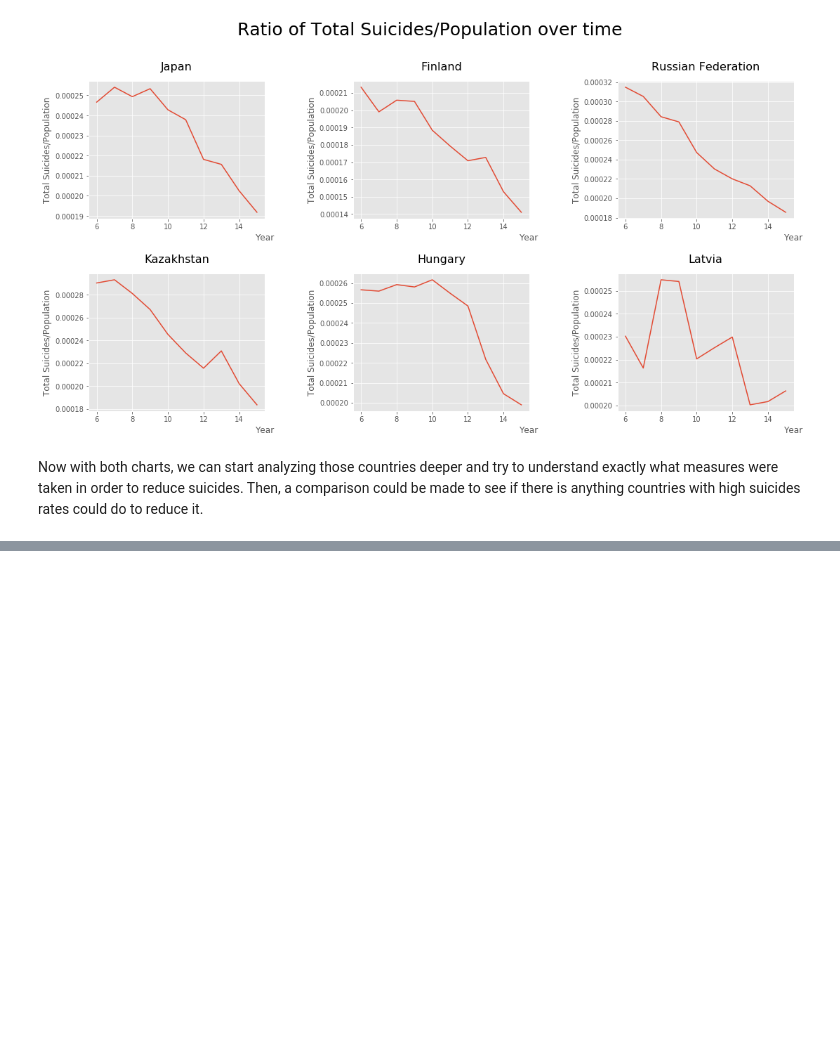
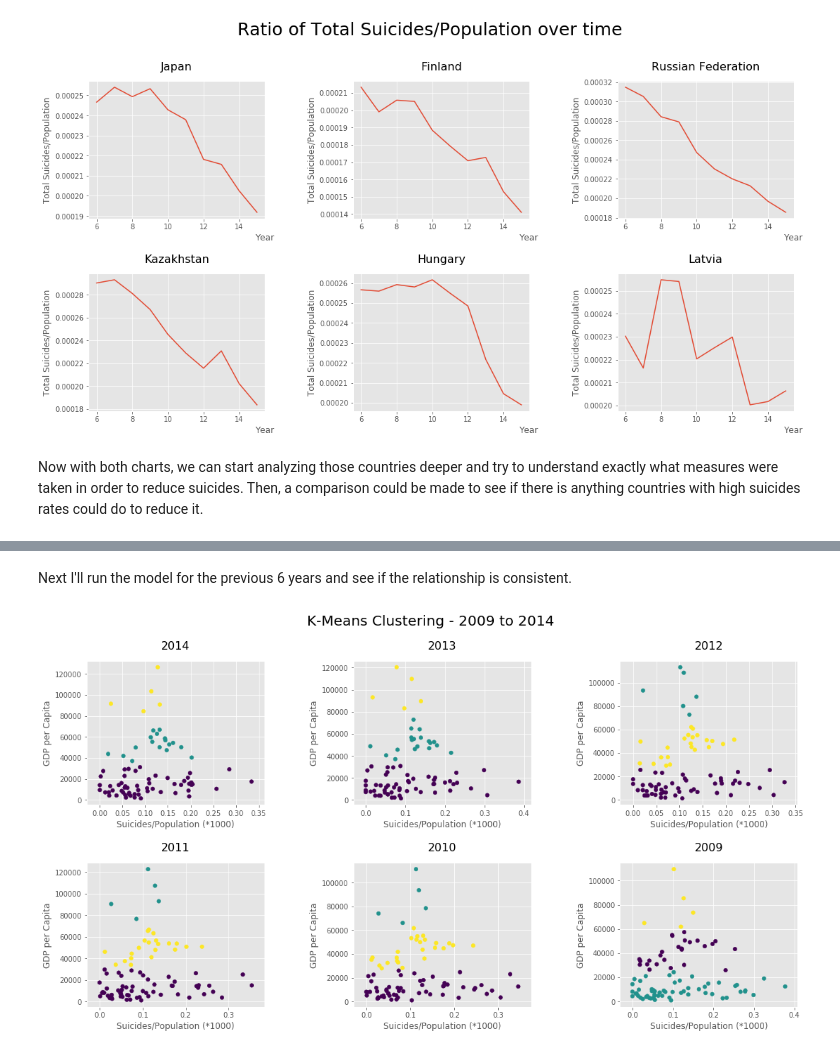
Before and after one commit to renoneto/data-science-portfolio, a Jupyter notebook: suicide_analysis.ipynb, the cells around one changed output, grey strips where cells are left out. Saved outputs shown, nothing was run; the diff lists cells and outputs as text; code cells hidden in the pictures; blank space fills up the shorter version.

Commit message:
Updated Suicide Analysis

```diff
--- a/suicide_analysis.ipynb
+++ b/suicide_analysis.ipynb
@@ -826,0 +838,52 @@ Now with both charts, we can start analyzing those countries deeper and try to u
+# %%
+#Create doKmeans function which basically instantiate the model, fit and then return the clusters.
+#K means Clustering
+def doKmeans(X, nclust=3):
+    model = KMeans(nclust) #instantiate model
+    model.fit(X) #fit model
+    clust_labels = model.predict(X) #run model on my dataset
+    cent = model.cluster_centers_ #assign cluster centers to a variable
+    return (clust_labels, cent) #return cluster labels and cluster centers
+# %% [markdown]
+Next I'll run the model for the previous 6 years and see if the relationship is consistent.
+# %%
+#Create list of years
+years = [2014,2013,2012,2011,2010,2009]
+
+#Plot!
+fig, axs = plt.subplots(2,3)
+plt.subplots_adjust(wspace = 0.5, hspace = 0.4 )
+fig.set_size_inches(18,9)
+
+#Chart Position on the matrix
+position = [[0,0],[0,1],[0,2],[1,0],[1,1],[1,2]]
+
+for idx, year in enumerate(years):
+    #Chart Position
+    chart_pos_0 = position[idx][0]
+    chart_pos_1 = position[idx][1]
+
+    #Filter data and create dataframe to plot
+    df_analysis = df.groupby(['country','year']).sum()[['suicides_no','population']].reset_index()
+    df_analysis['suicides_per_pop'] = df_analysis['suicides_no']/df_analysis['population'] * 1000
+    df_analysis = pd.merge(df_analysis,df[['country','year','gdp_per_capita']].drop_duplicates(),on=['country','year'])
+    df_to_plot = df_analysis[df_analysis['year'] == year][['suicides_per_pop','gdp_per_capita']].reset_index(drop=True)
+
+    #Scaling of data, it's important to normalize the data to avoid overfitting
+    ss = StandardScaler()
+    ss.fit_transform(df_to_plot)
+
+    #Defining kmeans
+    clust_labels, cent = doKmeans(df_to_plot, 3) #run model on my data
+    kmeans = pd.DataFrame(clust_labels) #put cluster values into kmeans
+    df_to_plot.insert((df_to_plot.shape[1]),'kmeans',kmeans)
+
+    #Plot the clusters obtained using k means
+    scatter = axs[chart_pos_0,chart_pos_1].scatter(df_to_plot['suicides_per_pop'],df_to_plot['gdp_per_capita'],c=kmeans[0],s=30)
+    axs[chart_pos_0,chart_pos_1].set_xlabel('Suicides/Population (*1000)')
+    axs[chart_pos_0,chart_pos_1].set_ylabel('GDP per Capita')
+    axs[chart_pos_0,chart_pos_1].set_title(year,fontsize=16,y=1.05);
+
+fig.suptitle('K-Means Clustering - 2009 to 2014', fontsize=20);
+# %% [output]
+[figure, added]
```
Also changed, not shown: parts of 13 cells of this notebook.
